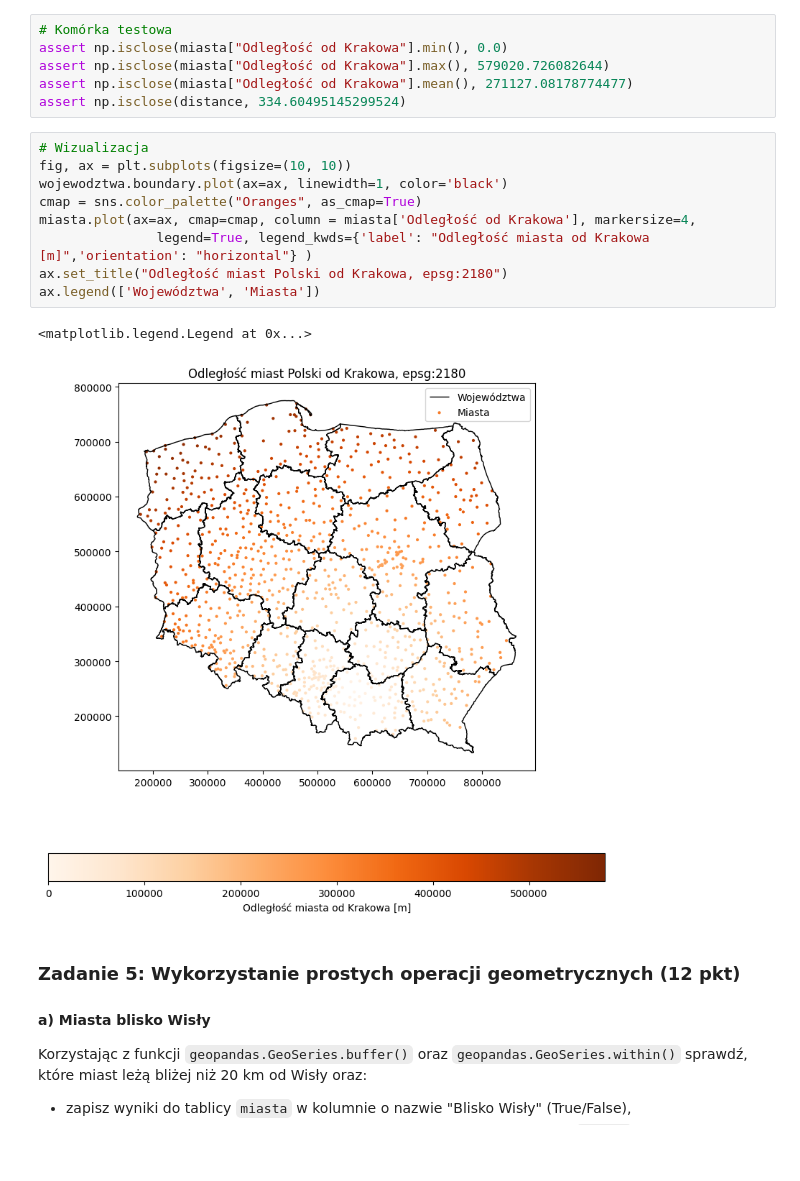
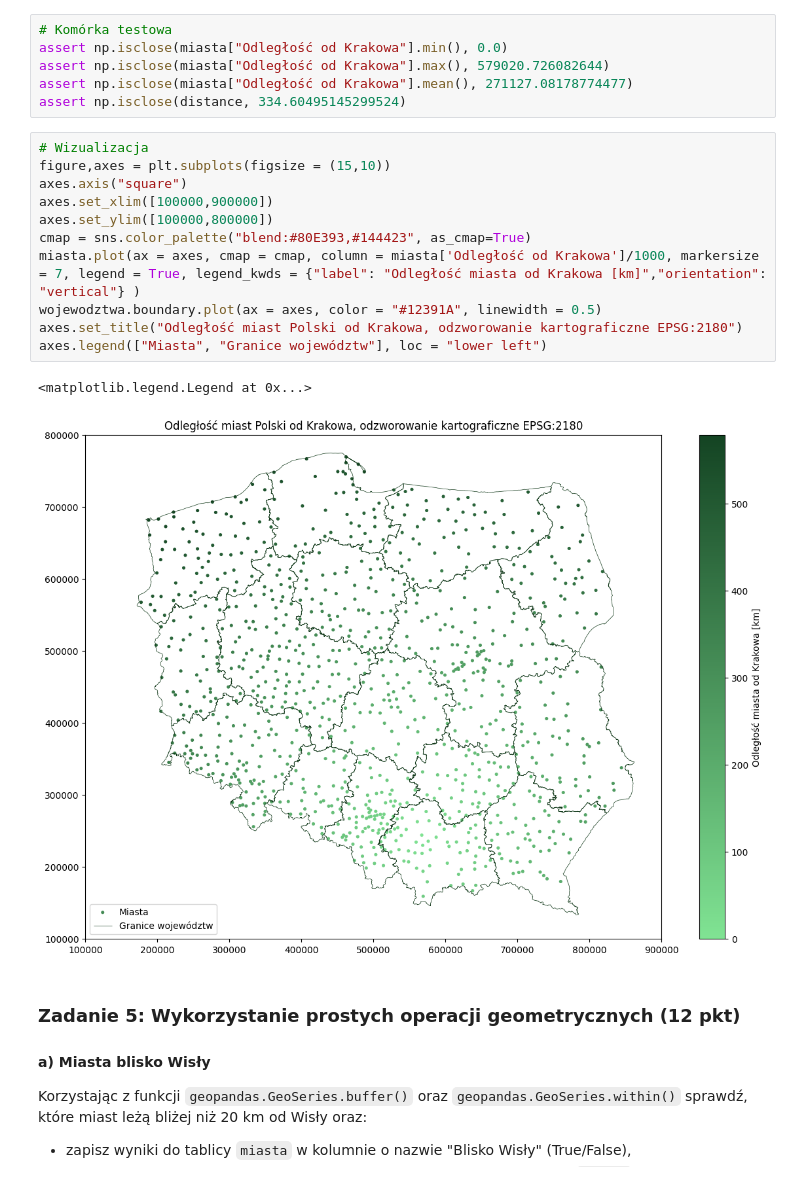
Before and after one commit to zuzannabrauer/spatialDataAnalysis, a Jupyter notebook: ZZ07.ipynb, the cells around one changed output. Saved outputs shown, nothing was run; the diff lists cells and outputs as text; blank space fills up the shorter version.

```diff
--- a/ZZ07.ipynb
+++ b/ZZ07.ipynb
@@ -249,16 +249,18 @@ assert np.isclose(miasta["Odległość od Krakowa"].mean(), 271127.08178774477)
 assert np.isclose(distance, 334.60495145299524)
 # %%
 # Wizualizacja
-fig, ax = plt.subplots(figsize=(10, 10))
-wojewodztwa.boundary.plot(ax=ax, linewidth=1, color='black')
-cmap = sns.color_palette("Oranges", as_cmap=True)
-miasta.plot(ax=ax, cmap=cmap, column = miasta['Odległość od Krakowa'], markersize=4,
-               legend=True, legend_kwds={'label': "Odległość miasta od Krakowa [m]",'orientation': "horizontal"} )
-ax.set_title("Odległość miast Polski od Krakowa, epsg:2180")
-ax.legend(['Województwa', 'Miasta'])
+figure,axes = plt.subplots(figsize = (15,10))
+axes.axis("square")
+axes.set_xlim([100000,900000])
+axes.set_ylim([100000,800000])
+cmap = sns.color_palette("blend:#80E393,#144423", as_cmap=True)
+miasta.plot(ax = axes, cmap = cmap, column = miasta['Odległość od Krakowa']/1000, markersize = 7, legend = True, legend_kwds = {"label": "Odległość miasta od Krakowa [km]","orientation": "vertical"} )
+wojewodztwa.boundary.plot(ax = axes, color = "#12391A", linewidth = 0.5)
+axes.set_title("Odległość miast Polski od Krakowa, odzworowanie kartograficzne EPSG:2180")
+axes.legend(["Miasta", "Granice województw"], loc = "lower left")
 # %% [output]
 <matplotlib.legend.Legend at 0x...>
-[figure, old version]
+[figure, new version]
 # %% [markdown]
 ### Zadanie 5: Wykorzystanie prostych operacji geometrycznych (12 pkt)
 
```
Also changed, not shown: parts of 14 cells of this notebook.
